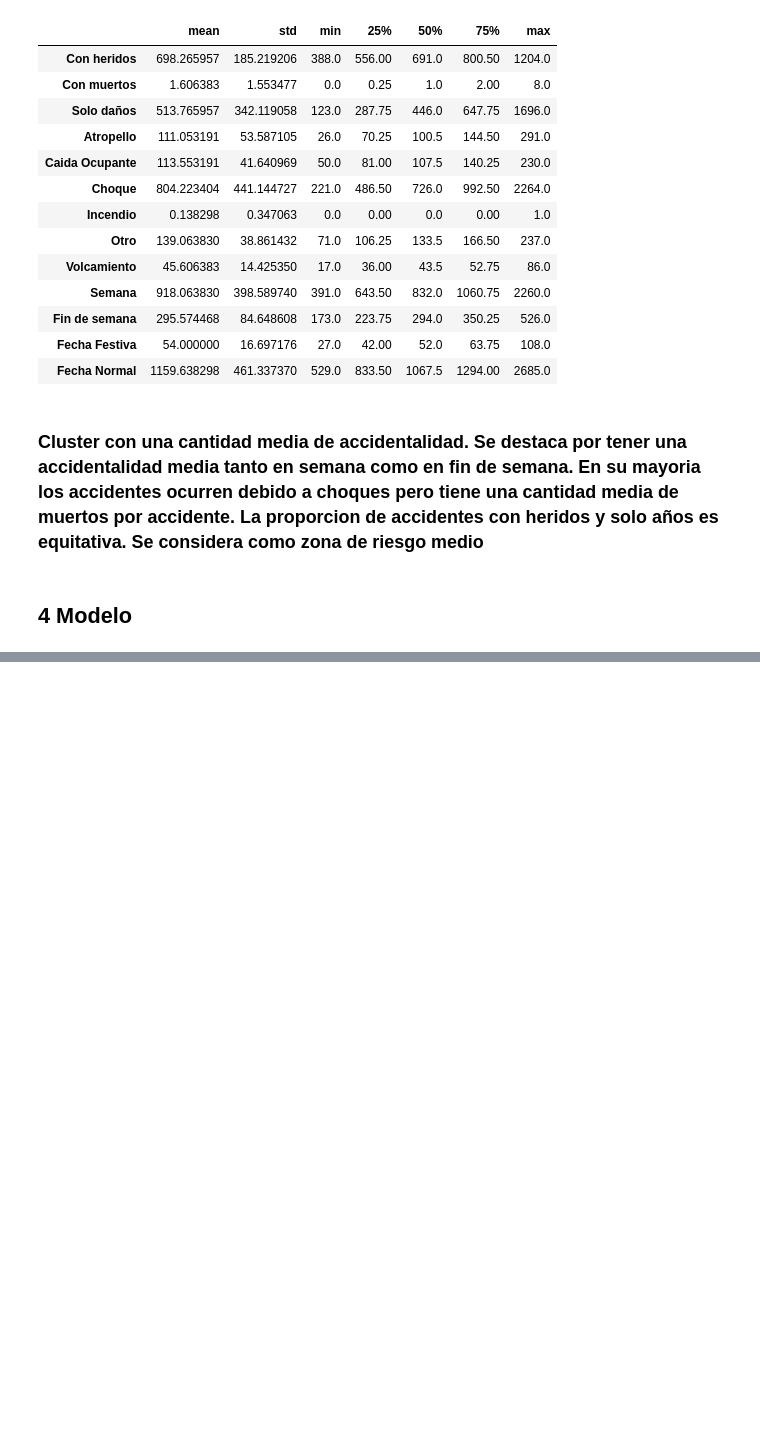
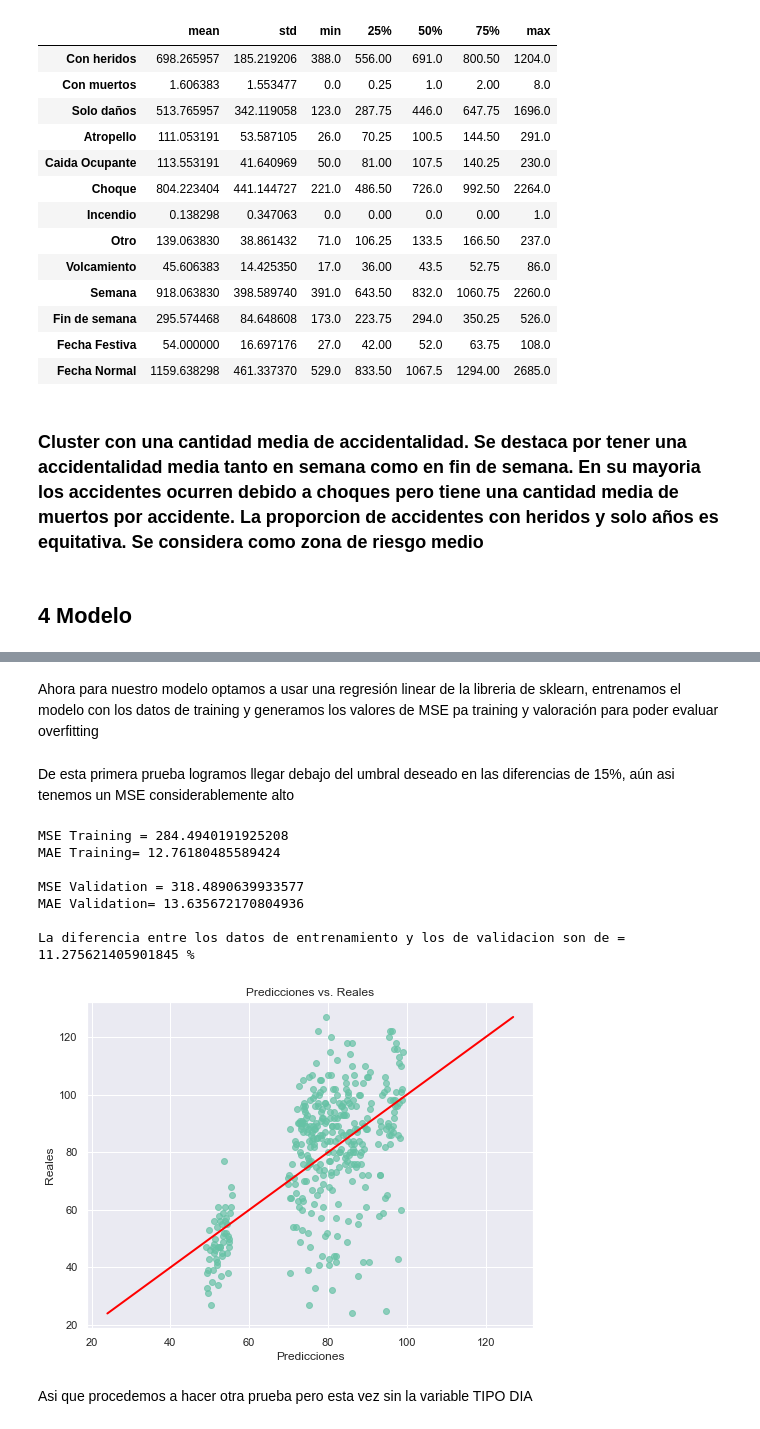
Before and after one commit to dgilrua/proyecto2-analitica, a Jupyter notebook: main.ipynb, the cells around one changed output, grey strips where cells are left out. Drawn from its saved outputs; the diff is of its cells as text; code cells hidden in the pictures; blank space fills up the shorter version.

```diff
--- a/main.ipynb
+++ b/main.ipynb
@@ -1631,0 +1245,7 @@ predecir_semanal(df_semanal,'CLASE_ACCIDENTE','40',2)
+# %%
+df_dia2=df_dia2[df_dia2['CLASE_ACCIDENTE'] == 'Choque']
+df_dia2=df_dia2.groupby(['DIA','MES','SEMANA','DIA_SEMANA','TIPO_DIA']).size().reset_index(name='CHOQUES')
+prueba1=df_dia2
+df_valid_dia2=df_valid_dia2[df_valid_dia2['CLASE_ACCIDENTE'] == 'Choque']
+df_valid_dia2=df_valid_dia2.groupby(['DIA','MES','SEMANA','DIA_SEMANA','TIPO_DIA']).size().reset_index(name='CHOQUES')
+prueba1v=df_valid_dia2
@@ -1631,0 +1271,51 @@ predecir_semanal(df_semanal,'CLASE_ACCIDENTE','40',2)
+# %% [markdown]
+Ahora para nuestro modelo optamos a usar una regresión linear de la libreria de sklearn, entrenamos el modelo con los datos de training y generamos los valores de MSE pa training y valoración para poder evaluar overfitting
+# %%
+from sklearn.linear_model import LinearRegression
+from sklearn.metrics import mean_absolute_error, mean_squared_error
+
+def entrenar_modelo1(tr_data,vd_data):
+    X_train=tr_data.drop('CHOQUES',axis=1)
+    y_train=tr_data['CHOQUES']
+    X_valid=vd_data.drop('CHOQUES',axis=1)
+    y_valid=vd_data['CHOQUES']
+
+    lr = LinearRegression()
+    lr.fit(X_train,y_train)
+    y_pred = lr.predict(X_train)
+    y_pred2 = lr.predict(X_valid)
+    mse1=mean_squared_error(y_train,y_pred)
+    mse2=mean_squared_error(y_valid,y_pred2)
+
+    mae1=mean_absolute_error(y_train,y_pred)
+    mae2=mean_absolute_error(y_valid,y_pred2)
+    plt.figure(figsize=(8, 6))
+    plt.scatter(y_pred2, y_valid, alpha=0.7)
+    plt.xlabel("Predicciones")
+    plt.ylabel("Reales")
+    plt.title("Predicciones vs. Reales")
+
+    plt.plot([min(y_valid), max(y_valid)], [min(y_valid), max(y_valid)], color="red", linewidth=2)
+
+
+    dif=abs(mse1-mse2)/((mse1+mse2)/2)*100
+
+    return lr,mse1,mae1,mse2,mae2,dif
+# %% [markdown]
+De esta primera prueba logramos llegar debajo del umbral deseado en las diferencias de 15%, aún asi tenemos un MSE considerablemente alto
+# %%
+lr,mse1,mae1,mse2,mae2,dif=entrenar_modelo1(prueba1,prueba1v)
+print(f"MSE Training = {mse1}\nMAE Training= {mae1}\n")
+print(f"MSE Validation = {mse2}\nMAE Validation= {mae2}\n")
+print(f"La diferencia entre los datos de entrenamiento y los de validacion son de = {dif} % ")
+# %% [output]
+MSE Training = 284.4940191925208
+MAE Training= 12.76180485589424
+
+MSE Validation = 318.4890639933577
+MAE Validation= 13.635672170804936
+
+La diferencia entre los datos de entrenamiento y los de validacion son de = 11.275621405901845 %
+[figure, added]
+# %% [markdown]
+Asi que procedemos a hacer otra prueba pero esta vez sin la variable TIPO DIA
```
Also changed, not shown: parts of 52 cells of this notebook, 3 other files.
